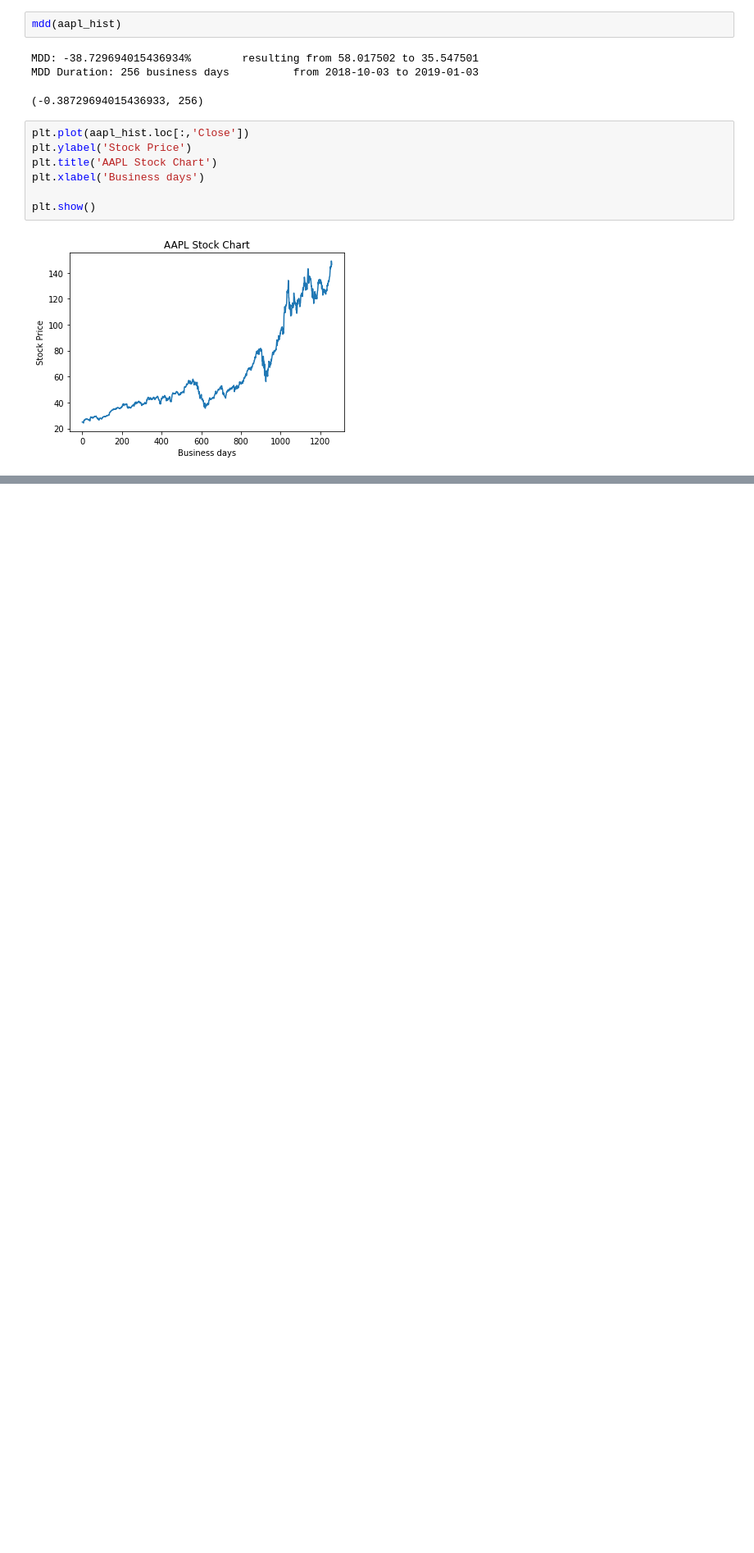
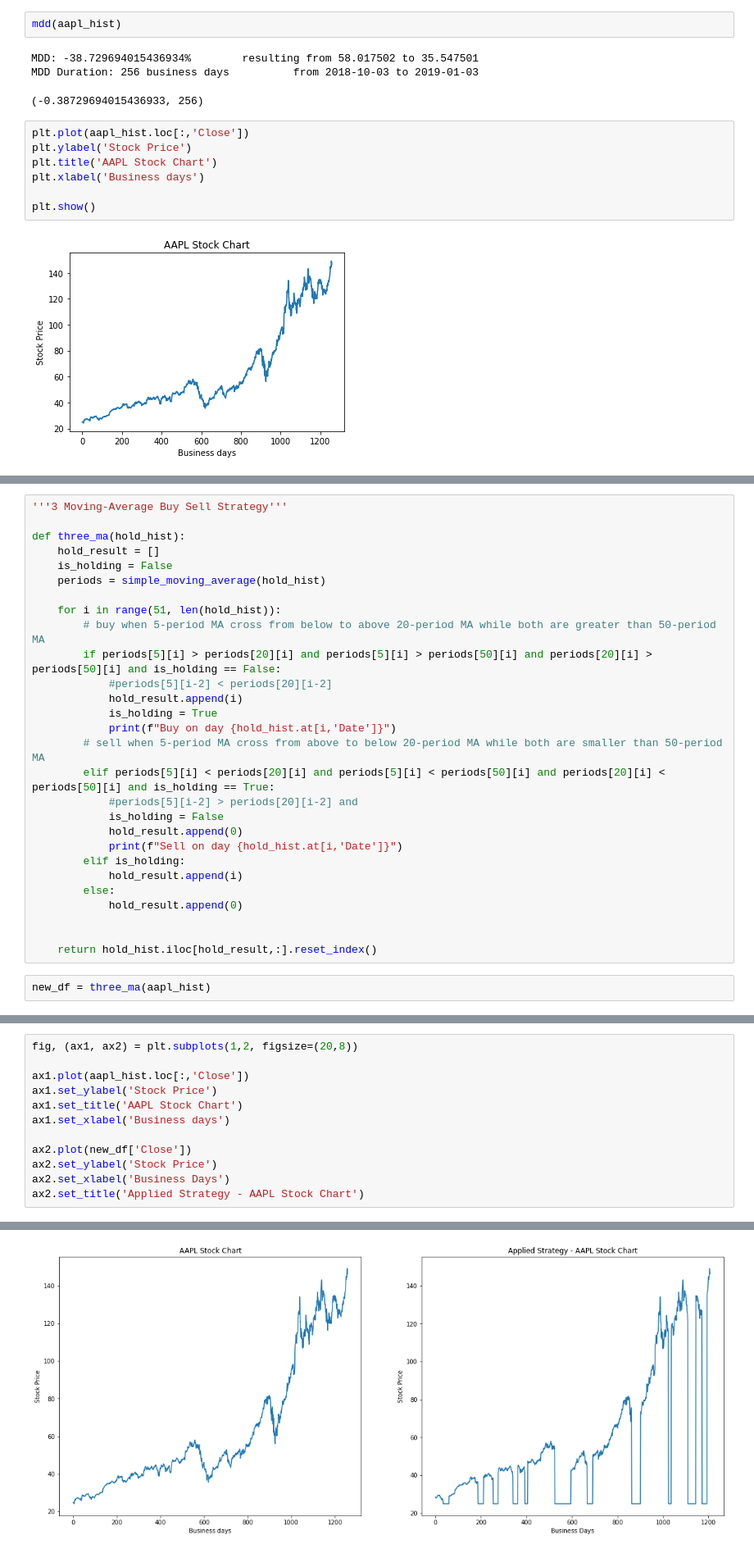
Before and after one commit to haith1307/quant-trading, a Jupyter notebook: playground/Evaluation function.ipynb, the cells around one changed output, grey strips where cells are left out. Shown at 82% size. Cells and saved outputs as stored; diff of their text form; blank space fills up the shorter version.

```diff
--- a/playground/Evaluation function.ipynb
+++ b/playground/Evaluation function.ipynb
@@ -130,0 +165,30 @@ plt.show()
+# %%
+'''3 Moving-Average Buy Sell Strategy'''
+
+def three_ma(hold_hist):
+    hold_result = []
+    is_holding = False
+    periods = simple_moving_average(hold_hist)
+
+    for i in range(51, len(hold_hist)):
+        # buy when 5-period MA cross from below to above 20-period MA while both are greater than 50-period MA
+        if periods[5][i] > periods[20][i] and periods[5][i] > periods[50][i] and periods[20][i] > periods[50][i] and is_holding == False:
+            #periods[5][i-2] < periods[20][i-2]
+            hold_result.append(i)
+            is_holding = True
+            print(f"Buy on day {hold_hist.at[i,'Date']}")
+        # sell when 5-period MA cross from above to below 20-period MA while both are smaller than 50-period MA
+        elif periods[5][i] < periods[20][i] and periods[5][i] < periods[50][i] and periods[20][i] < periods[50][i] and is_holding == True:
+            #periods[5][i-2] > periods[20][i-2] and
+            is_holding = False
+            hold_result.append(0)
+            print(f"Sell on day {hold_hist.at[i,'Date']}")
+        elif is_holding:
+            hold_result.append(i)
+        else:
+            hold_result.append(0)
+
+
+    return hold_hist.iloc[hold_result,:].reset_index()
+# %%
+new_df = three_ma(aapl_hist)
@@ -130,0 +213,13 @@ plt.show()
+# %%
+fig, (ax1, ax2) = plt.subplots(1,2, figsize=(20,8))
+
+ax1.plot(aapl_hist.loc[:,'Close'])
+ax1.set_ylabel('Stock Price')
+ax1.set_title('AAPL Stock Chart')
+ax1.set_xlabel('Business days')
+
+ax2.plot(new_df['Close'])
+ax2.set_ylabel('Stock Price')
+ax2.set_xlabel('Business Days')
+ax2.set_title('Applied Strategy - AAPL Stock Chart')
+# %% [output]
@@ -130,0 +227 @@ plt.show()
+[figure, added]
```
Also changed, not shown: parts of 8 cells of this notebook.
